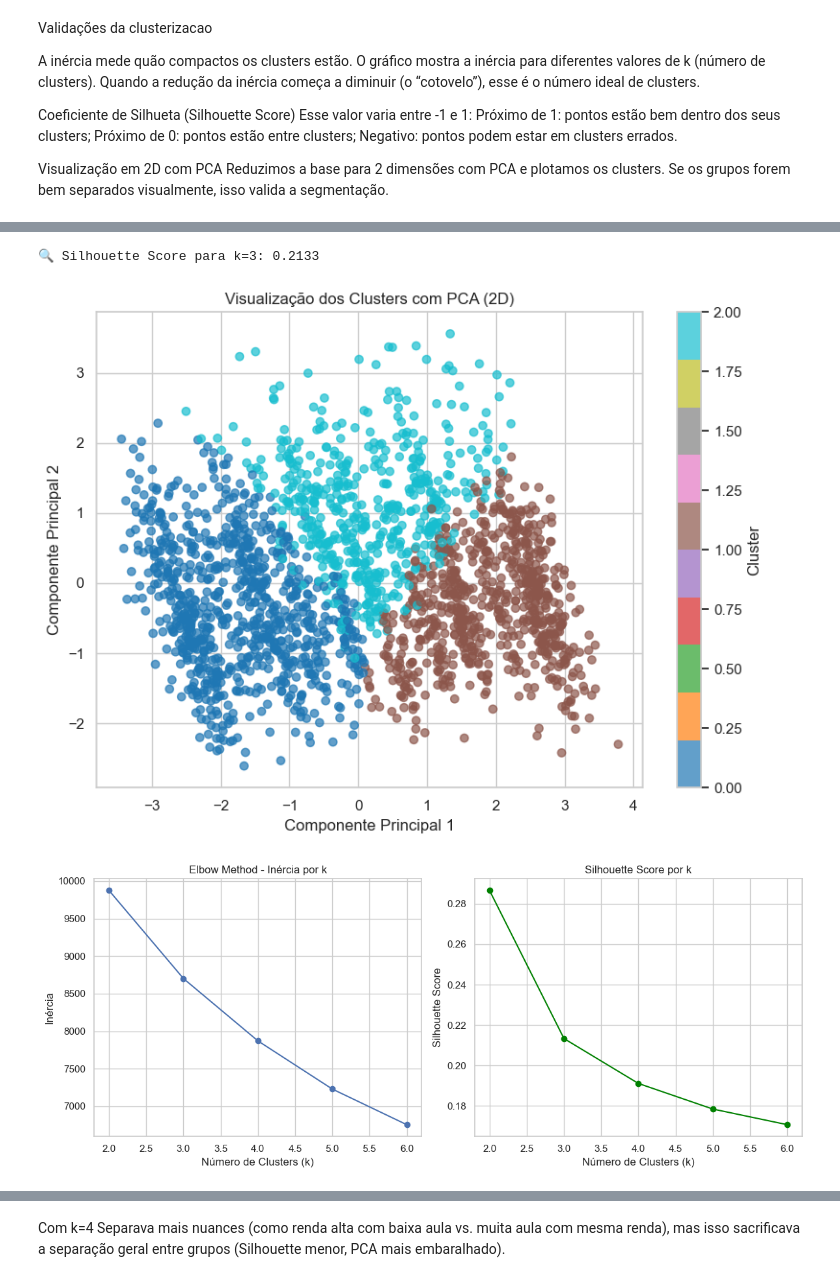
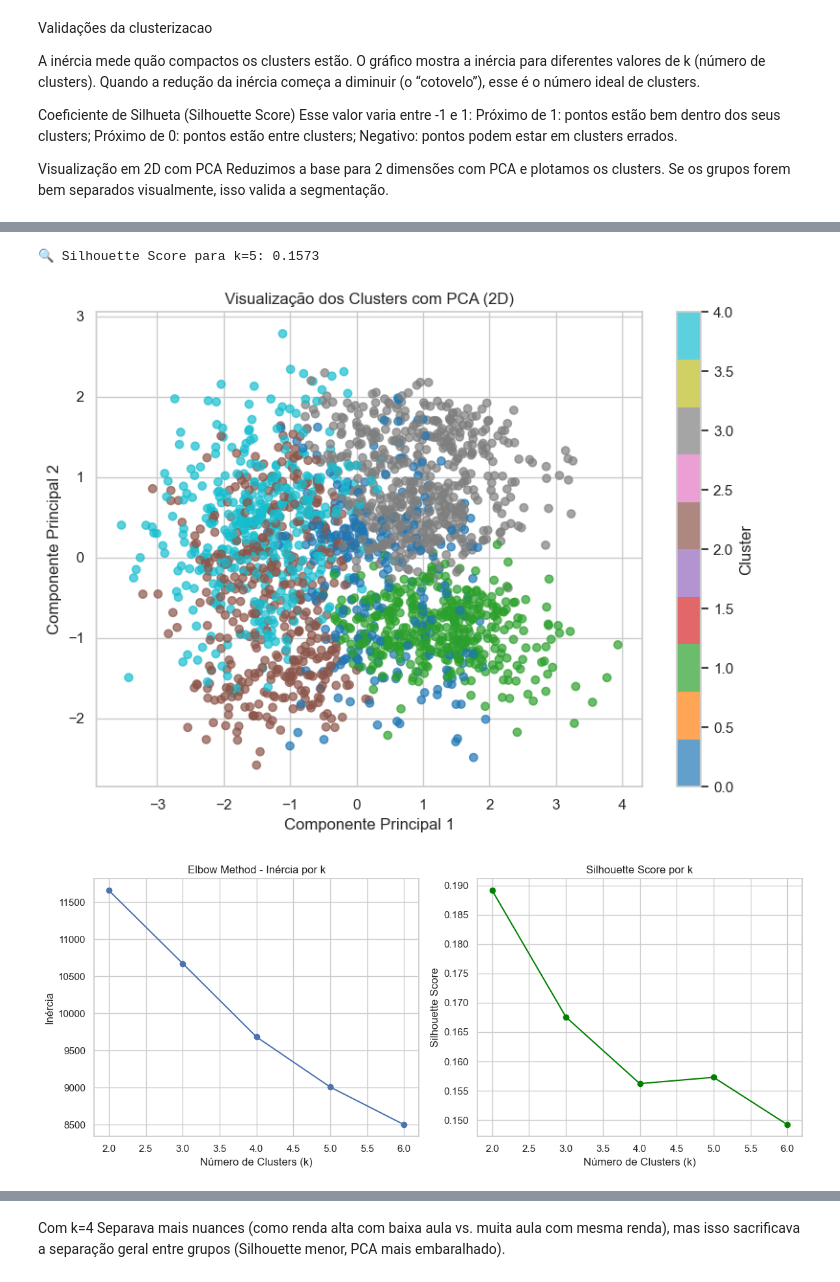
Before and after one commit to liviagcarvalho/LinguasI-Analise-Exploratoria, a Jupyter notebook: AnaliseExploratoria.ipynb, the cells around one changed output, grey strips where cells are left out. Cells and saved outputs as stored; diff of their text form; code cells hidden in the pictures.

Commit message:
feat: analise de dados finalizada

```diff
--- a/AnaliseExploratoria.ipynb
+++ b/AnaliseExploratoria.ipynb
@@ -23,7 +23,7 @@ from sklearn.metrics import silhouette_score
 %matplotlib inline
 import matplotlib.pyplot as plt
 # Carregar o dataframe tratado
-df = pd.read_csv("base_tratada_lingualab.csv")
+df = pd.read_csv("base_tratada_lingualab2.csv")
 # %%
 df
 # %% [output]
@@ -247,12 +282,25 @@ Negativo: pontos podem estar em clusters errados.
 Visualização em 2D com PCA
 Reduzimos a base para 2 dimensões com PCA e plotamos os clusters. Se os grupos forem bem separados visualmente, isso valida a segmentação.
 # %%
-# Selecionar e padronizar variáveis
-X = df[['Idade', 'Renda_anual', 'Num_Aulas', 'NPS', 'Banheiros_na_casa', 'Quartos_na_casa', 'Edu_Ordinal']]
+
+
+import matplotlib.pyplot as plt
+from sklearn.cluster import KMeans
+from sklearn.preprocessing import StandardScaler
+from sklearn.metrics import silhouette_score
+from sklearn.decomposition import PCA
+
+# Variáveis selecionadas (com ordinais)
+X = df[['Idade', 'Renda_anual', 'Num_Aulas', 'NPS', 'Edu_Ordinal', 'Motivo_Ordinal', 'Aulas_Ordinal']]
+
+# Preencher valores ausentes com mediana
+X = X.fillna(X.median(numeric_only=True))
+
+# Padronizar
 scaler = StandardScaler()
 X_scaled = scaler.fit_transform(X)
 
-# 1. Gráfico do Cotovelo
+# 1. Gráfico do Cotovelo (k de 2 a 10)
 inertias = []
 for k in range(2, 11):
     km = KMeans(n_clusters=k, random_state=42, n_init=10)
@@ -268,13 +316,14 @@ plt.grid(True)
 plt.tight_layout()
 plt.show()
 
-# 2. Silhouette Score para o melhor k (ex: 4)
-kmeans = KMeans(n_clusters=3, random_state=42, n_init=10)
+# 2. Silhouette Score para k=3
+k = 5
+kmeans = KMeans(n_clusters=k, random_state=42, n_init=10)
 clusters = kmeans.fit_predict(X_scaled)
 sil_score = silhouette_score(X_scaled, clusters)
-print(f"\n🔍 Silhouette Score para k=3: {sil_score:.4f}")
+print(f"\n🔍 Silhouette Score para k={k}: {sil_score:.4f}")
 
-# 3. PCA para visualização
+# 3. Visualização PCA 2D
 pca = PCA(n_components=2)
 X_pca = pca.fit_transform(X_scaled)
 
@@ -287,52 +336,32 @@ plt.colorbar(scatter, label='Cluster')
 plt.tight_layout()
 plt.show()
 
-
-# Elbow + Silhouette Score (até k=6)
+# 4. Elbow + Silhouette Score em conjunto (k de 2 a 6)
 inertias = []
 silhouettes = []
-for k in range(2, 7):
+ks = range(2, 7)
+
+for k in ks:
     model = KMeans(n_clusters=k, random_state=42, n_init=10)
-    labels = model.fit_predict(scaled_data)
+    labels = model.fit_predict(X_scaled)
     inertias.append(model.inertia_)
-    silhouettes.append(silhouette_score(scaled_data, labels))
+    silhouettes.append(silhouette_score(X_scaled, labels))
 
-# Gerar visualizações
+# Gerar gráficos lado a lado
 fig, axs = plt.subplots(1, 2, figsize=(12, 5))
 
 # Elbow
-axs[0].plot(range(2, 7), inertias, marker='o')
+axs[0].plot(ks, inertias, marker='o')
 axs[0].set_title('Elbow Method - Inércia por k')
 axs[0].set_xlabel('Número de Clusters (k)')
 axs[0].set_ylabel('Inércia')
 
 # Silhouette
-axs[1].plot(range(2, 7), silhouettes, marker='o', color='green')
+axs[1].plot(ks, silhouettes, marker='o', color='green')
 axs[1].set_title('Silhouette Score por k')
 axs[1].set_xlabel('Número de Clusters (k)')
 axs[1].set_ylabel('Silhouette Score')
 
 plt.tight_layout()
 plt.show()
-
-
-# from sklearn.decomposition import PCA
-# import seaborn as sns
-
-# # Aplicar KMeans com k=3 para gerar os rótulos dos clusters
-# kmeans_final = KMeans(n_clusters=3, random_state=42, n_init=10)
-# df['Cluster'] = kmeans_final.fit_predict(scaled_data)
-
-# # Redução de dimensionalidade com PCA (2 componentes principais)
-# pca = PCA(n_components=2)
-# pca_result = pca.fit_transform(scaled_data)
-
-# # Visualização dos clusters projetados em 2D
-# plt.figure(figsize=(8, 6))
-# sns.scatterplot(x=pca_result[:, 0], y=pca_result[:, 1], hue=df['Cluster'], palette='Set1')
-# plt.title('Visualização dos Clusters com PCA (2D)')
-# plt.xlabel('Componente Principal 1')
-# plt.ylabel('Componente Principal 2')
-# plt.legend(title='Cluster')
-# plt.show()
 # %% [output]
@@ -340,6 +369,6 @@ plt.show()
-🔍 Silhouette Score para k=3: 0.2133
+🔍 Silhouette Score para k=5: 0.1573
-[figure, old version]
+[figure, new version]
-[figure, old version]
+[figure, new version]
 # %%
 
 # Média das variáveis por cluster
```
Also changed, not shown: parts of 17 cells of this notebook, 3 other files.
